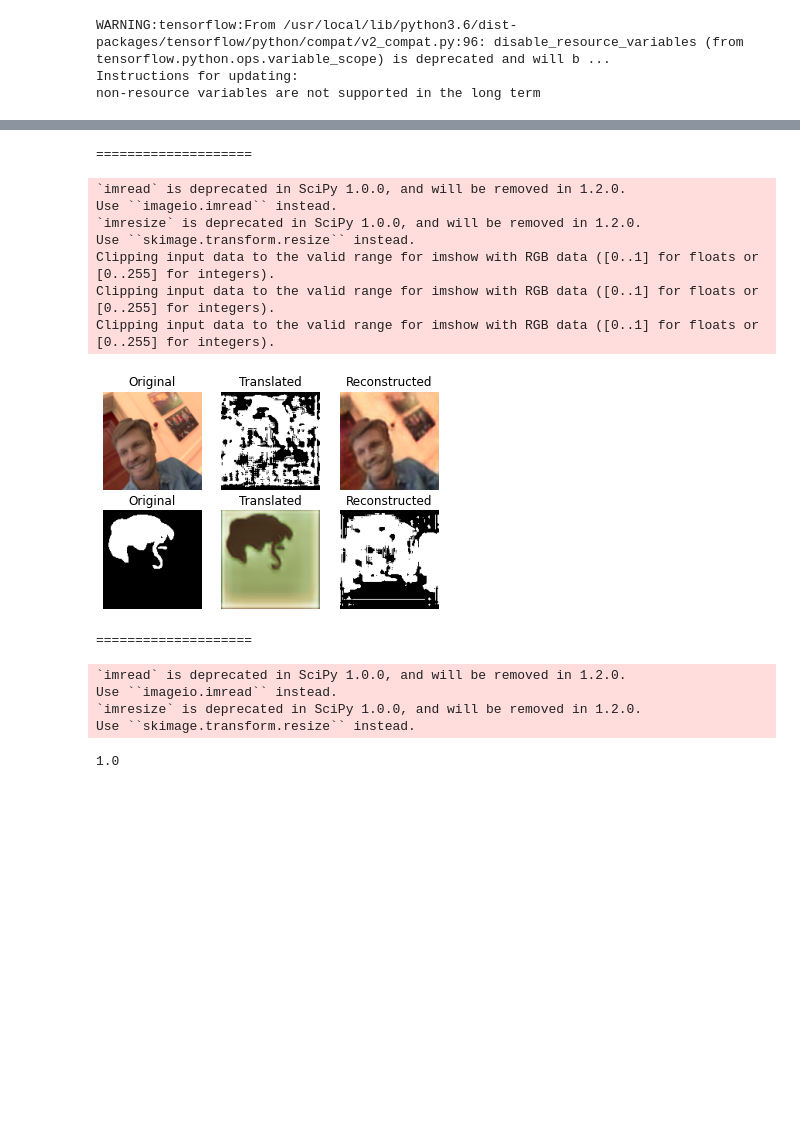
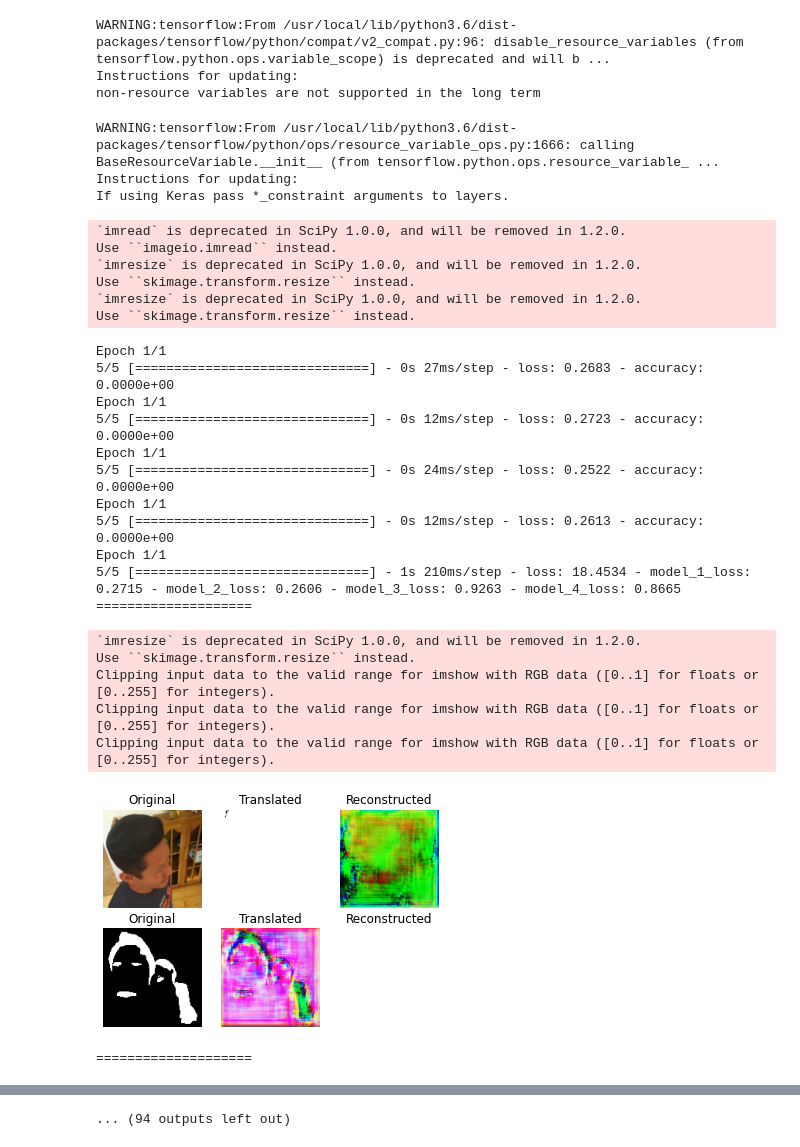
Before and after one commit to GarlandZhang/hairy_gan, a Jupyter notebook: segmentation_model.ipynb, the cells around one changed output, grey strips where cells are left out. Cells and saved outputs as stored; diff of their text form; code cells hidden in the pictures; blank space fills up the shorter version.

```diff
--- a/segmentation_model.ipynb
+++ b/segmentation_model.ipynb
@@ -249,7 +236,7 @@ class SegGAN():
     valid_S = self.d_S(fake_S)
 
     self.combined = Model(inputs=[img_I, img_S], outputs=[valid_I, valid_S, fake_S, fake_I, reconstr_I, reconstr_S])
-    self.combined.compile(loss=['mse', 'mse', 'binary_crossentropy', 'mse', 'mae', 'binary_crossentropy'], loss_weights=[1, 1, 1, 1, 1, 0.05], optimizer=optimizer)
+    self.combined.compile(loss=['mse', 'mse', 'binary_crossentropy', 'mse', 'mae', 'binary_crossentropy'], loss_weights=[1, 1, 10, 1, 1, 10], optimizer=optimizer)
 
   def build_generator(self, segment=False):
     '''U-net generator'''
@@ -416,4 +403,32 @@ class SegGAN():
     return np.array([cv2.cvtColor(np.squeeze(img).astype(np.uint8), cv2.COLOR_GRAY2RGB) for img in batch])
 # %%
 gan = SegGAN()
-# gan.train(epochs=10000, batch_size=5, sample_interval=100, verbose=True)
+gan.train(epochs=10000, batch_size=5, sample_interval=100, verbose=True)
+# %% [output]
+WARNING:tensorflow:From /usr/local/lib/python3.6/dist-packages/tensorflow/python/ops/resource_variable_ops.py:1666: calling BaseResourceVariable.__init__ (from tensorflow.python.ops.resource_variable_ ...
+Instructions for updating:
+If using Keras pass *_constraint arguments to layers.
+`imread` is deprecated in SciPy 1.0.0, and will be removed in 1.2.0.
+Use ``imageio.imread`` instead.
+`imresize` is deprecated in SciPy 1.0.0, and will be removed in 1.2.0.
+Use ``skimage.transform.resize`` instead.
+`imresize` is deprecated in SciPy 1.0.0, and will be removed in 1.2.0.
+Use ``skimage.transform.resize`` instead.
+Epoch 1/1
+5/5 [==============================] - 0s 27ms/step - loss: 0.2683 - accuracy: 0.0000e+00
+Epoch 1/1
+5/5 [==============================] - 0s 12ms/step - loss: 0.2723 - accuracy: 0.0000e+00
+Epoch 1/1
+5/5 [==============================] - 0s 24ms/step - loss: 0.2522 - accuracy: 0.0000e+00
+Epoch 1/1
+5/5 [==============================] - 0s 12ms/step - loss: 0.2613 - accuracy: 0.0000e+00
+Epoch 1/1
+5/5 [==============================] - 1s 210ms/step - loss: 18.4534 - model_1_loss: 0.2715 - model_2_loss: 0.2606 - model_3_loss: 0.9263 - model_4_loss: 0.8665
+====================
+`imresize` is deprecated in SciPy 1.0.0, and will be removed in 1.2.0.
+Use ``skimage.transform.resize`` instead.
+Clipping input data to the valid range for imshow with RGB data ([0..1] for floats or [0..255] for integers).
+Clipping input data to the valid range for imshow with RGB data ([0..1] for floats or [0..255] for integers).
+Clipping input data to the valid range for imshow with RGB data ([0..1] for floats or [0..255] for integers).
+[figure, added]
+====================
@@ -420,24 +495,7 @@ gan = SegGAN()
+... (94 outputs left out)
 # %%
 imgs = gan.sample_images(1, 1)
-# %% [output]
-====================
-`imread` is deprecated in SciPy 1.0.0, and will be removed in 1.2.0.
-Use ``imageio.imread`` instead.
-`imresize` is deprecated in SciPy 1.0.0, and will be removed in 1.2.0.
-Use ``skimage.transform.resize`` instead.
-Clipping input data to the valid range for imshow with RGB data ([0..1] for floats or [0..255] for integers).
-Clipping input data to the valid range for imshow with RGB data ([0..1] for floats or [0..255] for integers).
-Clipping input data to the valid range for imshow with RGB data ([0..1] for floats or [0..255] for integers).
-[figure, removed]
-====================
 # %%
 imgs = gan.data_loader.load_data(domain="S", batch_size=1, is_testing=True)
-# %% [output]
-`imread` is deprecated in SciPy 1.0.0, and will be removed in 1.2.0.
-Use ``imageio.imread`` instead.
-`imresize` is deprecated in SciPy 1.0.0, and will be removed in 1.2.0.
-Use ``skimage.transform.resize`` instead.
 # %%
 imgs[0].max()
-# %% [output]
-1.0
```
Also changed, not shown: parts of 2 cells of this notebook.
